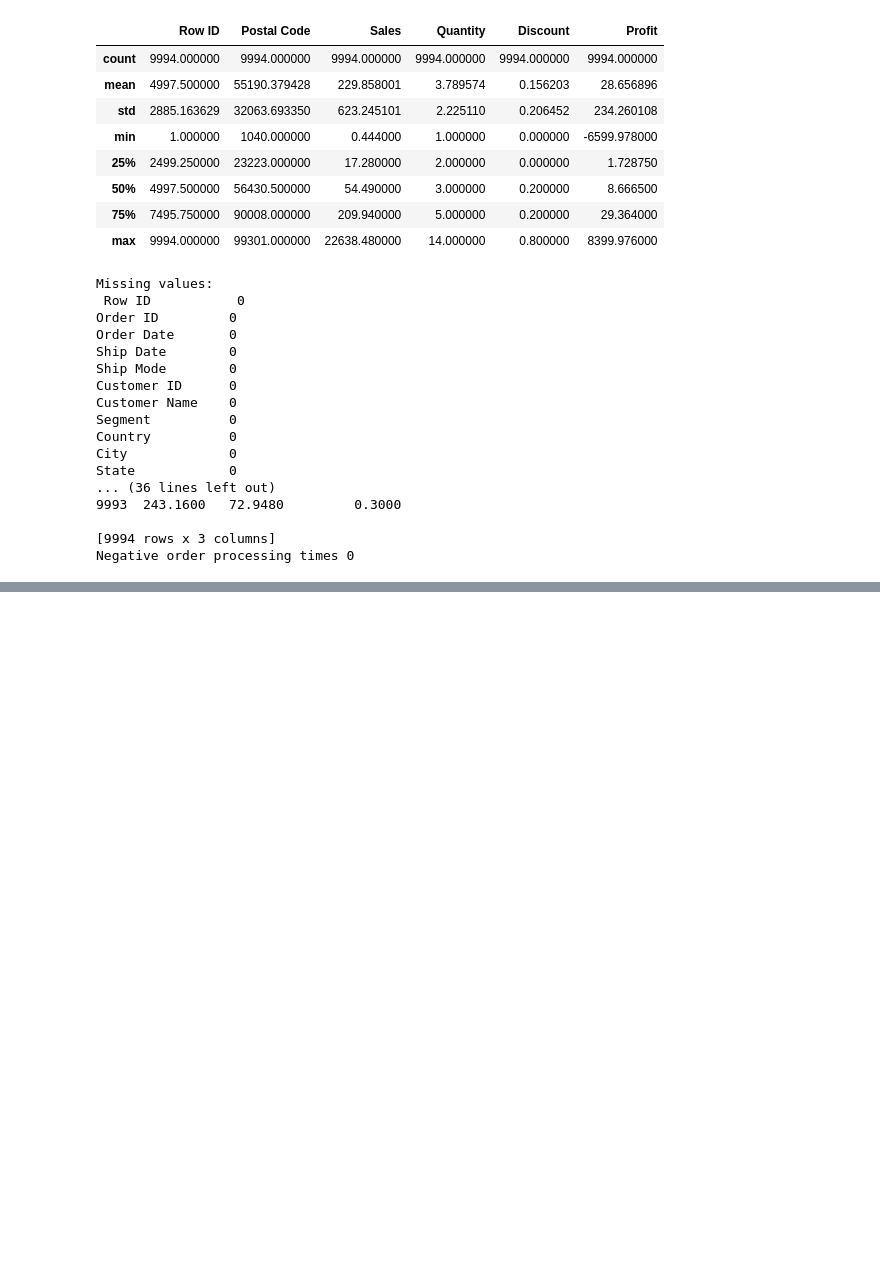
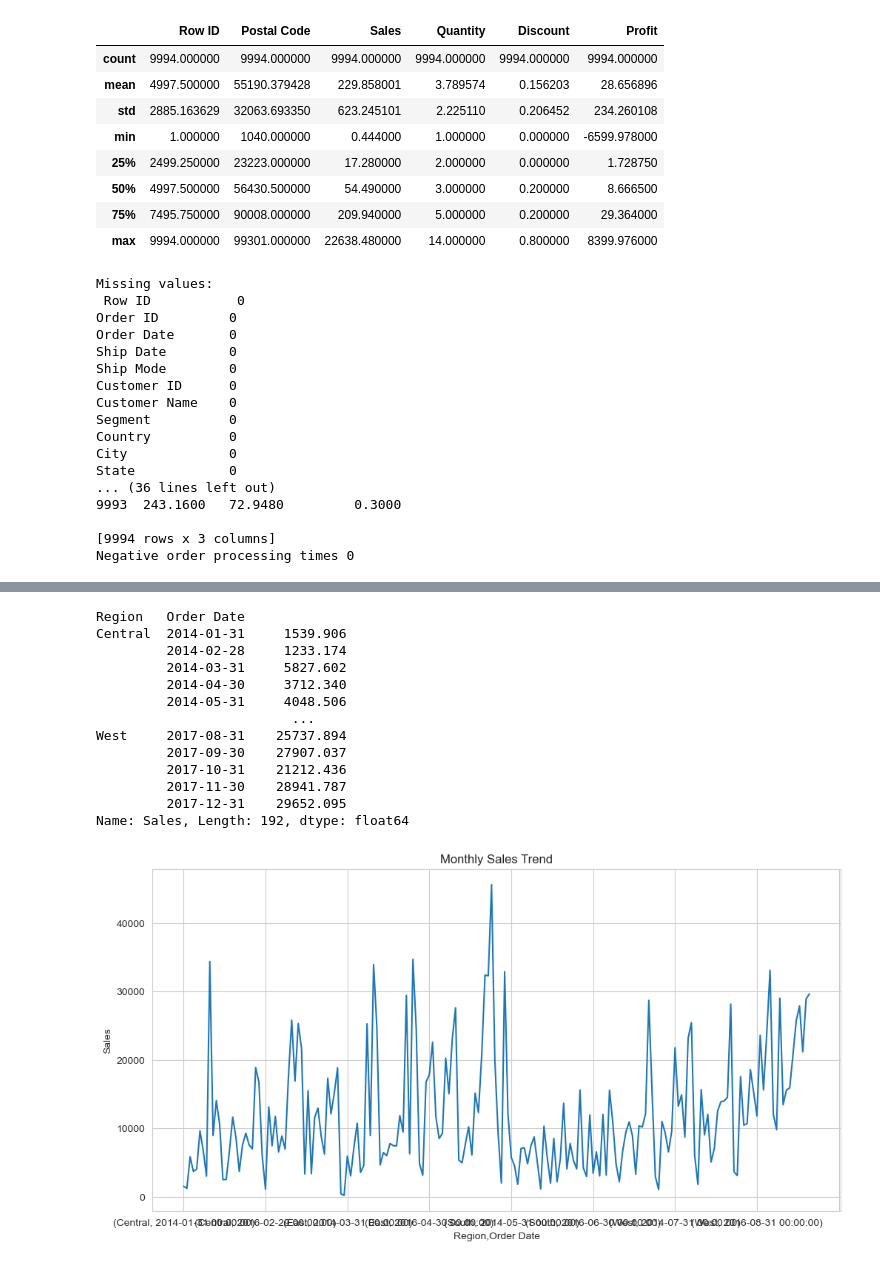
Before and after one commit to nicole-kutswa/Superstore-Sales-Data-Analysis, a Jupyter notebook: sales_analysis.ipynb, the cells around one changed output, grey strips where cells are left out. Saved outputs shown, nothing was run; the diff lists cells and outputs as text; code cells hidden in the pictures; blank space fills up the shorter version.

```diff
--- a/sales_analysis.ipynb
+++ b/sales_analysis.ipynb
@@ -77,0 +110,17 @@ Negative order processing times 0
+# %%
+sales_overtime(df_clean)
+# %% [output]
+Region   Order Date
+Central  2014-01-31     1539.906
+         2014-02-28     1233.174
+         2014-03-31     5827.602
+         2014-04-30     3712.340
+         2014-05-31     4048.506
+                         ...
+West     2017-08-31    25737.894
+         2017-09-30    27907.037
+         2017-10-31    21212.436
+         2017-11-30    28941.787
+         2017-12-31    29652.095
+Name: Sales, Length: 192, dtype: float64
+[figure, added]
```
Also changed, not shown: parts of 3 cells of this notebook, 2 other files.
